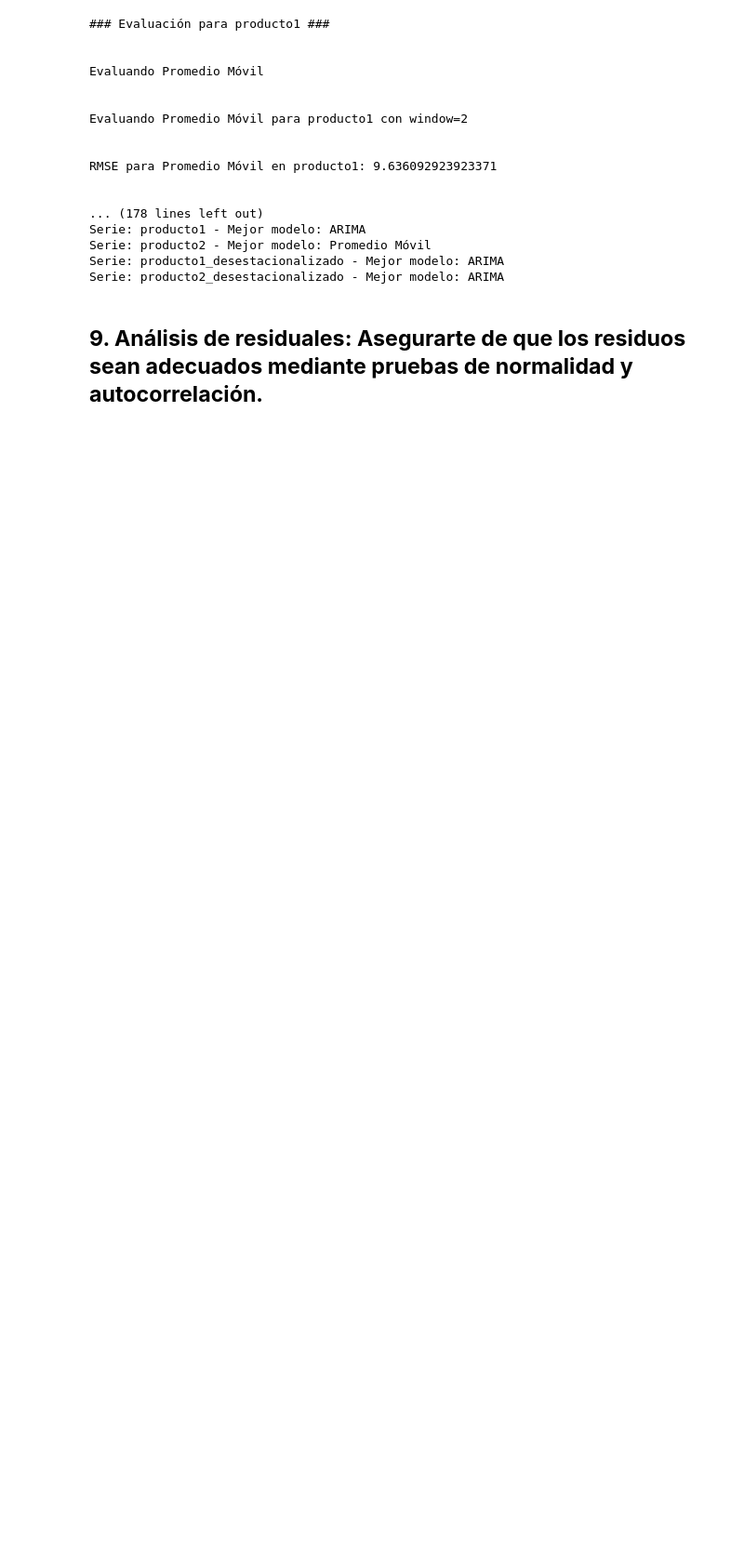
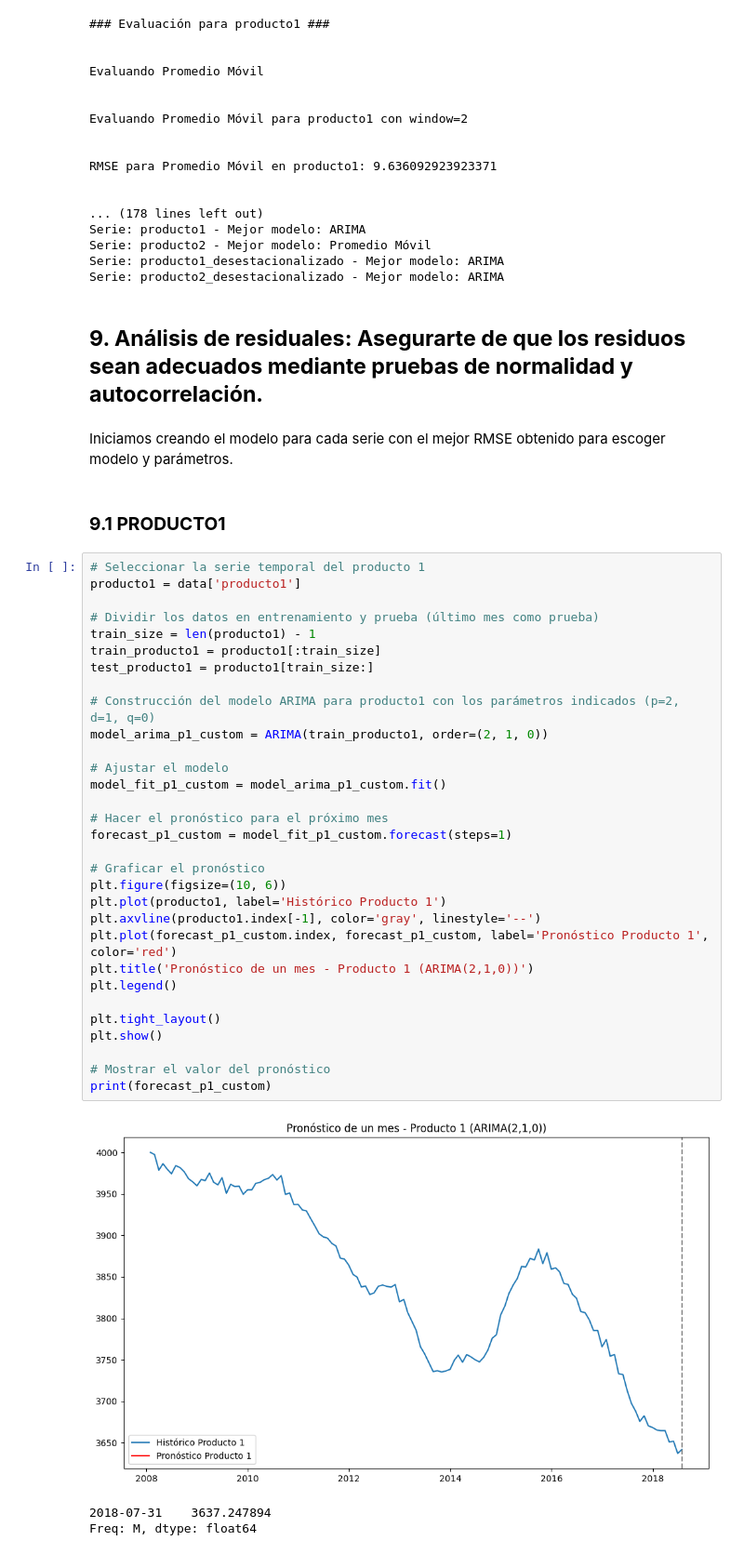
Before and after one commit to alfa7g7/Fundamentos-analitica-II, a Jupyter notebook: UNIDAD I/Clase 4/Daniel-Fabian-Parcial-practico.ipynb, the cells around one changed output. Shown at 93% size. Saved outputs shown, nothing was run; the diff lists cells and outputs as text; blank space fills up the shorter version.

```diff
--- a/UNIDAD I/Clase 4/Daniel-Fabian-Parcial-practico.ipynb
+++ b/UNIDAD I/Clase 4/Daniel-Fabian-Parcial-practico.ipynb
@@ -1300,3 +1306,42 @@ Serie: producto1_desestacionalizado - Mejor modelo: ARIMA
 Serie: producto2_desestacionalizado - Mejor modelo: ARIMA
 # %% [markdown]
 ## **9. Análisis de residuales: Asegurarte de que los residuos sean adecuados mediante pruebas de normalidad y autocorrelación.**
+# %% [markdown]
+Iniciamos creando el modelo para cada serie con el mejor RMSE obtenido para escoger modelo y parámetros.
+# %% [markdown]
+### **9.1 PRODUCTO1**
+# %%
+# Seleccionar la serie temporal del producto 1
+producto1 = data['producto1']
+
+# Dividir los datos en entrenamiento y prueba (último mes como prueba)
+train_size = len(producto1) - 1
+train_producto1 = producto1[:train_size]
+test_producto1 = producto1[train_size:]
+
+# Construcción del modelo ARIMA para producto1 con los parámetros indicados (p=2, d=1, q=0)
+model_arima_p1_custom = ARIMA(train_producto1, order=(2, 1, 0))
+
+# Ajustar el modelo
+model_fit_p1_custom = model_arima_p1_custom.fit()
+
+# Hacer el pronóstico para el próximo mes
+forecast_p1_custom = model_fit_p1_custom.forecast(steps=1)
+
+# Graficar el pronóstico
+plt.figure(figsize=(10, 6))
+plt.plot(producto1, label='Histórico Producto 1')
+plt.axvline(producto1.index[-1], color='gray', linestyle='--')
+plt.plot(forecast_p1_custom.index, forecast_p1_custom, label='Pronóstico Producto 1', color='red')
+plt.title('Pronóstico de un mes - Producto 1 (ARIMA(2,1,0))')
+plt.legend()
+
+plt.tight_layout()
+plt.show()
+
+# Mostrar el valor del pronóstico
+print(forecast_p1_custom)
+# %% [output]
+[figure, added]
+2018-07-31    3637.247894
+Freq: M, dtype: float64
```
Also changed, not shown: parts of 19 cells of this notebook.
